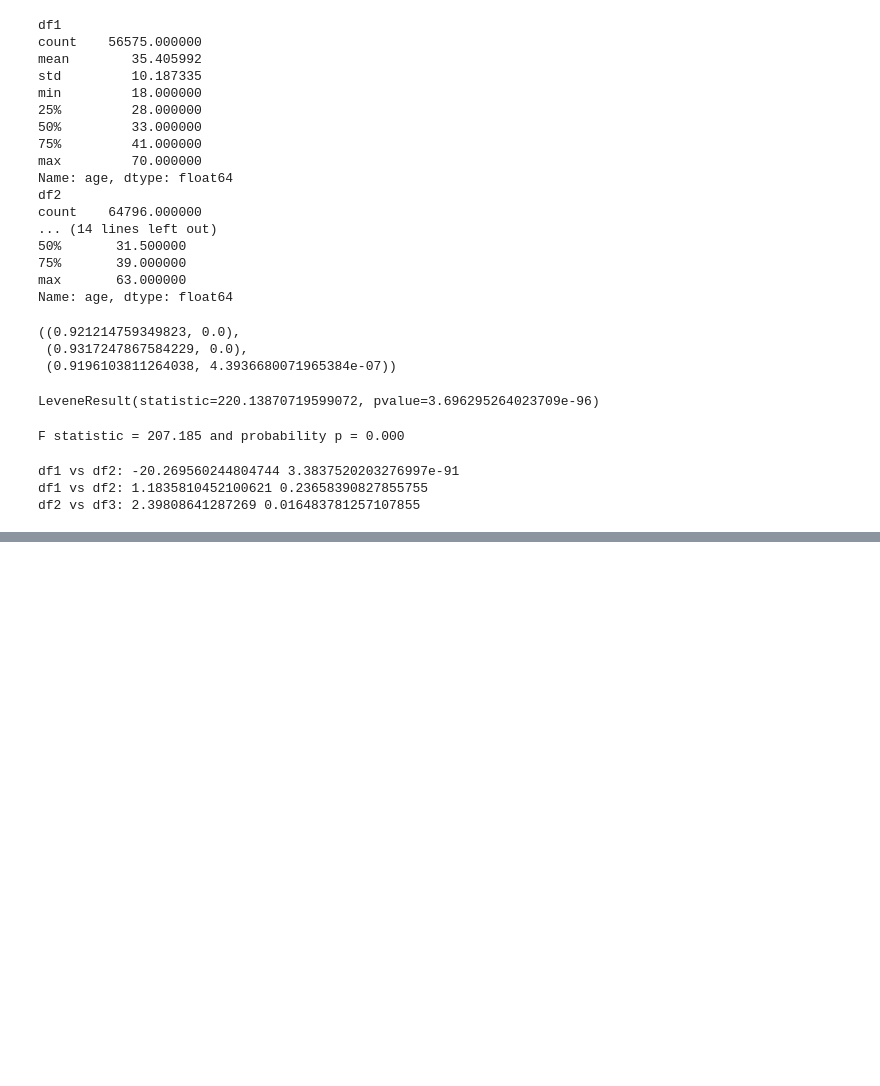
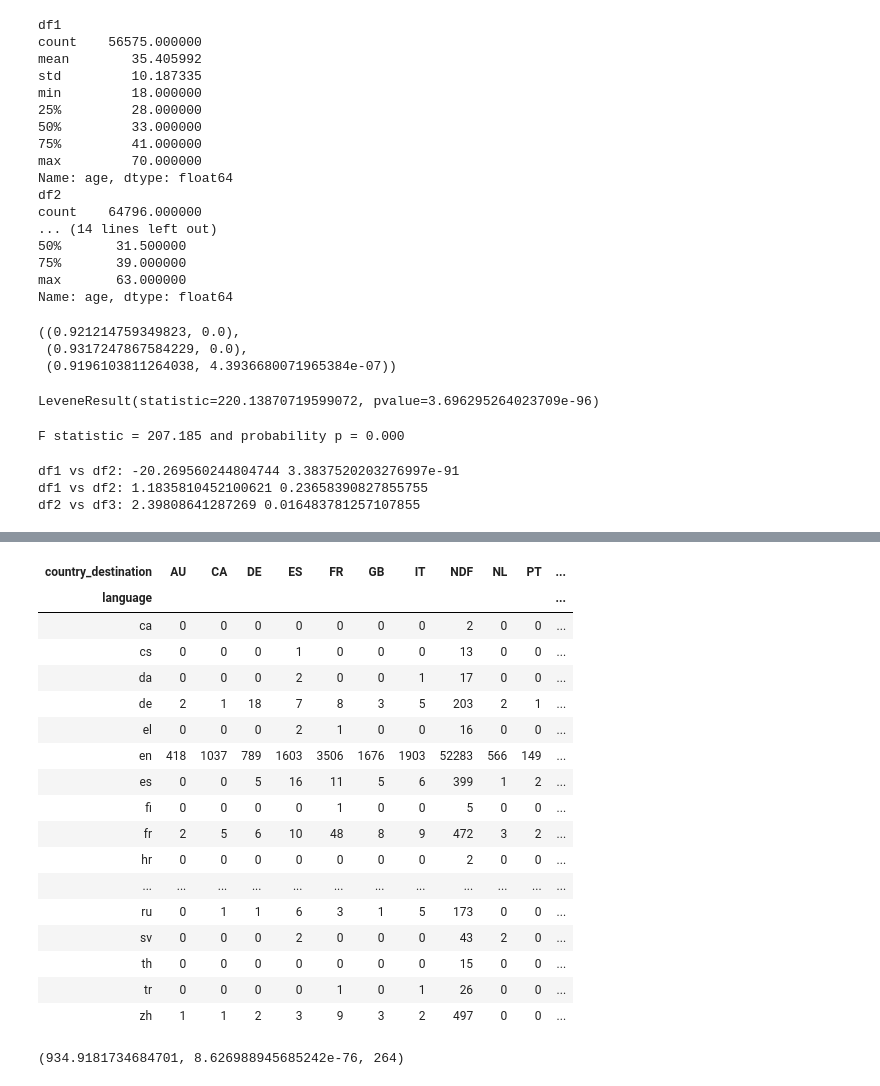
Before and after one commit to venkii83/Springboard, a Jupyter notebook: Capstone 1.ipynb, the cells around one changed output, grey strips where cells are left out. Cells and saved outputs as stored; diff of their text form; code cells hidden in the pictures; blank space fills up the shorter version.

```diff
--- a/Capstone 1.ipynb
+++ b/Capstone 1.ipynb
@@ -396,0 +388,35 @@ stats.chi2_contingency(f_obs)[0:3]
+# %%
+#Creating a contigency table for Chi Square test:
+#H0= We believe there is no relationship between language and country of destination (are independent of each other)
+#H1 = These two variable are not independent of each other
+contingency_table = pd.crosstab(
+    df['language'], df['country_destination'])
+contingency_table
+#Each cell in this table represents a frequency count.
+# %% [output]
+| country_destination | AU | CA | DE | ES | FR | GB | IT | NDF | NL | PT | ... |
+| language |  |  |  |  |  |  |  |  |  |  | ... |
+| ca | 0 | 0 | 0 | 0 | 0 | 0 | 0 | 2 | 0 | 0 | ... |
+| cs | 0 | 0 | 0 | 1 | 0 | 0 | 0 | 13 | 0 | 0 | ... |
+| da | 0 | 0 | 0 | 2 | 0 | 0 | 1 | 17 | 0 | 0 | ... |
+| de | 2 | 1 | 18 | 7 | 8 | 3 | 5 | 203 | 2 | 1 | ... |
+| el | 0 | 0 | 0 | 2 | 1 | 0 | 0 | 16 | 0 | 0 | ... |
+| en | 418 | 1037 | 789 | 1603 | 3506 | 1676 | 1903 | 52283 | 566 | 149 | ... |
+| es | 0 | 0 | 5 | 16 | 11 | 5 | 6 | 399 | 1 | 2 | ... |
+| fi | 0 | 0 | 0 | 0 | 1 | 0 | 0 | 5 | 0 | 0 | ... |
+| fr | 2 | 5 | 6 | 10 | 48 | 8 | 9 | 472 | 3 | 2 | ... |
+| hr | 0 | 0 | 0 | 0 | 0 | 0 | 0 | 2 | 0 | 0 | ... |
+| ... | ... | ... | ... | ... | ... | ... | ... | ... | ... | ... | ... |
+| ru | 0 | 1 | 1 | 6 | 3 | 1 | 5 | 173 | 0 | 0 | ... |
+| sv | 0 | 0 | 0 | 2 | 0 | 0 | 0 | 43 | 2 | 0 | ... |
+| th | 0 | 0 | 0 | 0 | 0 | 0 | 0 | 15 | 0 | 0 | ... |
+| tr | 0 | 0 | 0 | 0 | 1 | 0 | 1 | 26 | 0 | 0 | ... |
+| zh | 1 | 1 | 2 | 3 | 9 | 3 | 2 | 497 | 0 | 0 | ... |
+# %%
+from scipy import stats
+stats.chi2_contingency(contingency_table)[:3]
+#With a p-value > 0.05 , we fail to reject the null hypothesis. There is no visible relationship between
+#'language' and the 'country of destination' column, we can see that these two variables are
+#independent of each other.
+# %% [output]
+(934.9181734684701, 8.626988945685242e-76, 264)
```
Also changed, not shown: parts of 24 cells of this notebook.
